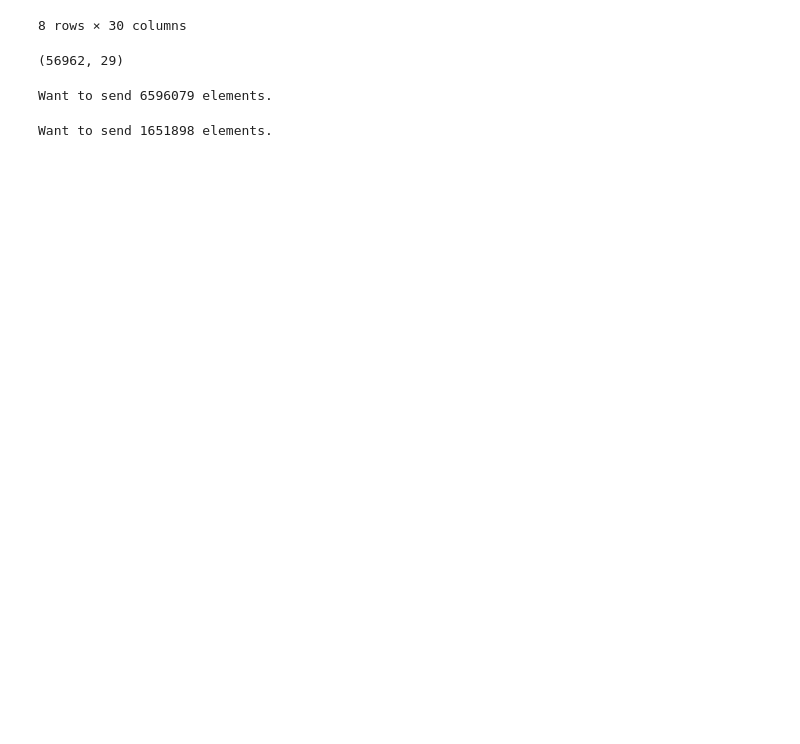
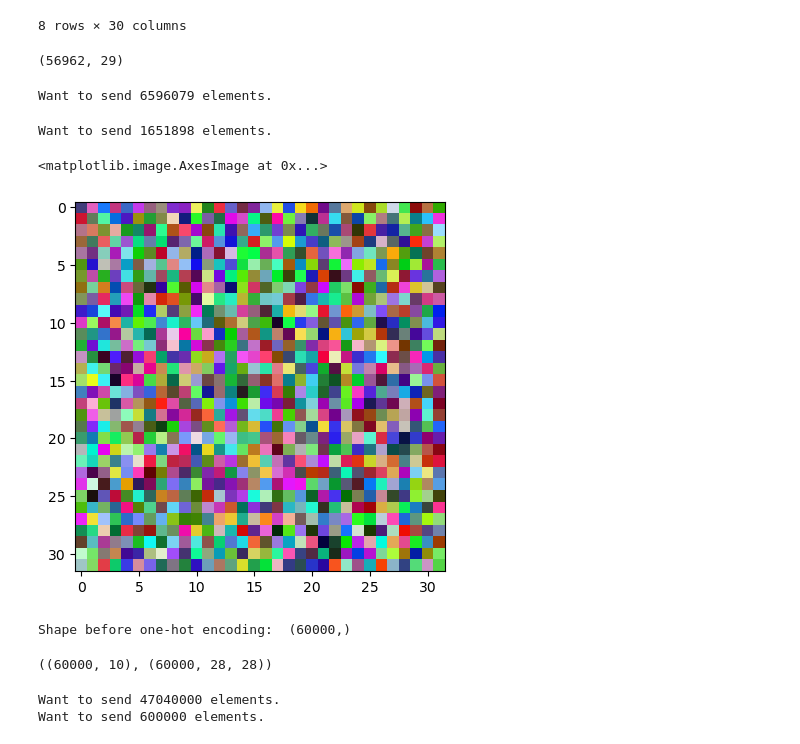
Before and after one commit to SoufianeAatab/TFG-Federated-Learning, a Jupyter notebook: fl_server.ipynb, the cells around one changed output. Drawn from its saved outputs; the diff is of its cells as text; code cells hidden in the pictures; blank space fills up the shorter version.

```diff
--- a/fl_server.ipynb
+++ b/fl_server.ipynb
@@ -176,3 +176,11 @@ Want to send 6596079 elements.
 send_data(X_test)
 # %% [output]
 Want to send 1651898 elements.
+# %%
+img = np.random.rand(32,32,3)
+import matplotlib.pyplot as plt
+
+plt.imshow(img)
+# %% [output]
+<matplotlib.image.AxesImage at 0x...>
+[figure, added]
@@ -178,0 +190,17 @@ Want to send 1651898 elements.
+# %%
+from keras.utils import np_utils
+n_classes = 10
+print("Shape before one-hot encoding: ", y_train.shape)
+Y_train = np_utils.to_categorical(y_train, n_classes)
+# %% [output]
+Shape before one-hot encoding:  (60000,)
+# %%
+Y_train.shape, X_train.shape
+# %% [output]
+((60000, 10), (60000, 28, 28))
+# %%
+send_data(X_train / 255.0)
+send_data(Y_train)
+# %% [output]
+Want to send 47040000 elements.
+Want to send 600000 elements.
```
Also changed, not shown: parts of 5 cells of this notebook, 5 other files.
